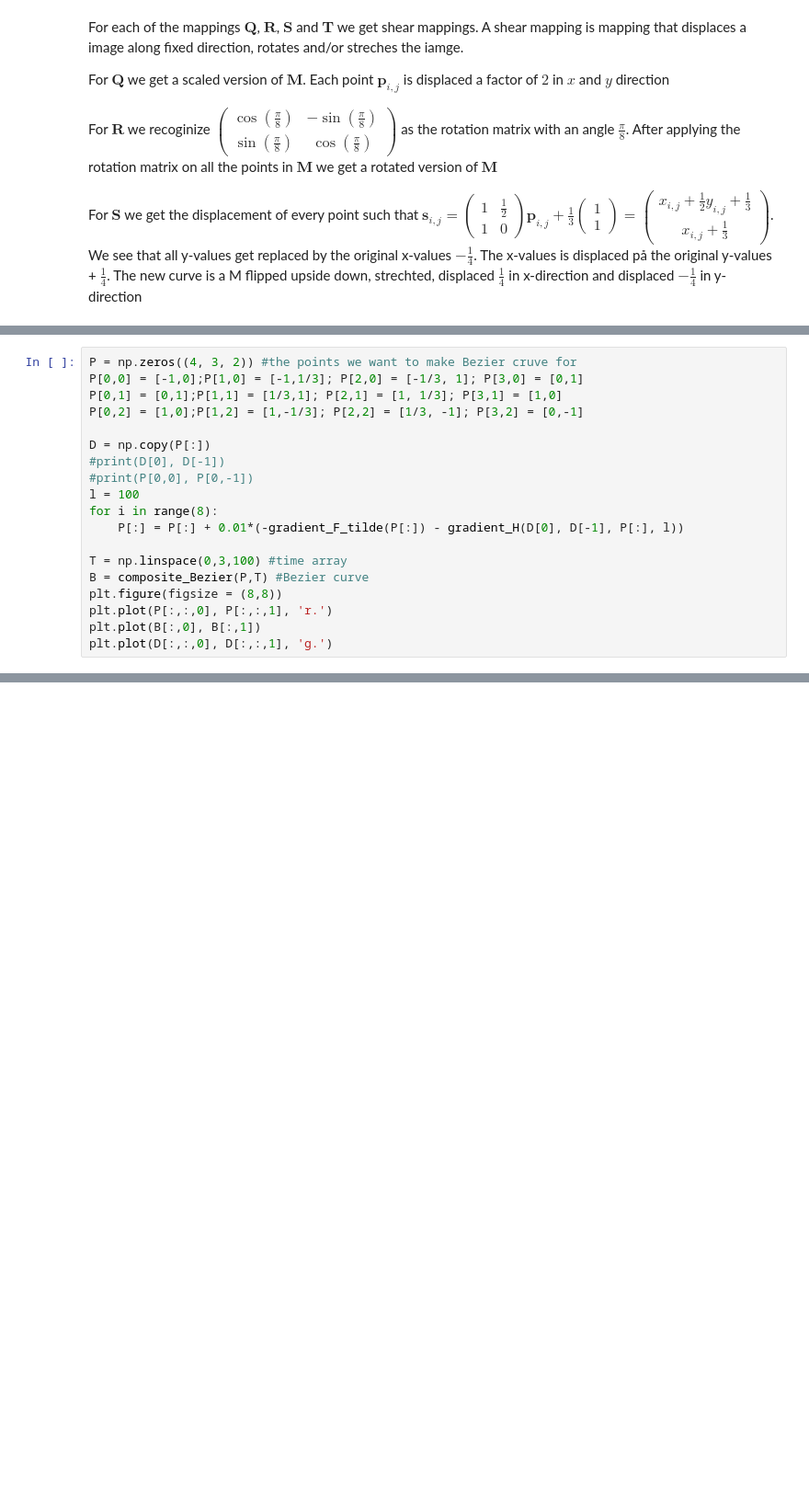
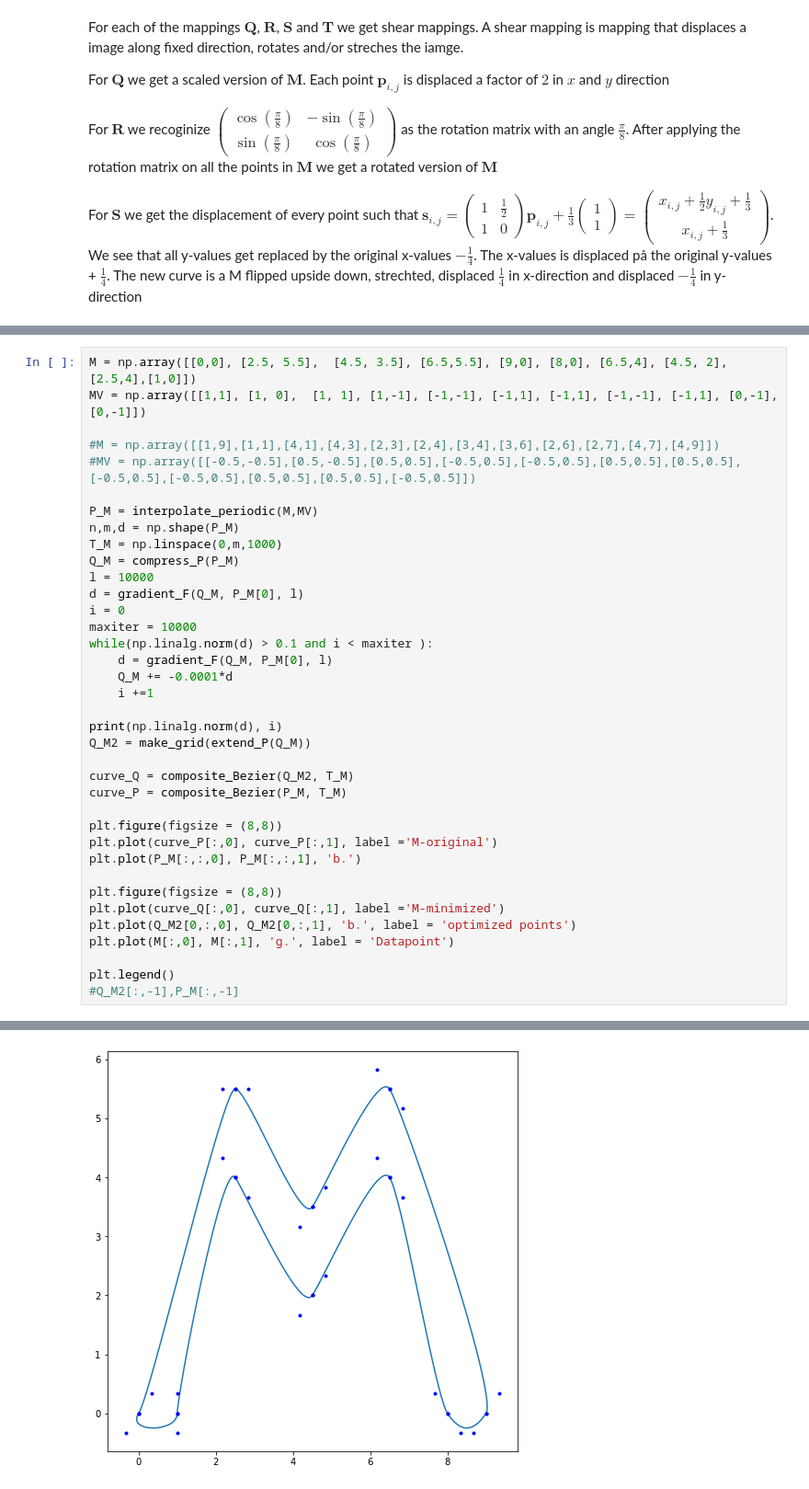
Before and after one commit to markus0800/Nummat2, a Jupyter notebook: project2_task_2e_3.ipynb, the cells around one changed output, grey strips where cells are left out. Shown at 92% size. Saved outputs shown, nothing was run; the diff lists cells and outputs as text; blank space fills up the shorter version.

```diff
--- a/project2_task_2e_3.ipynb
+++ b/project2_task_2e_3.ipynb
@@ -315,19 +237,0 @@ print((extend_P(compress_P(P_M[0]))), len(P))
-# %%
-P = np.zeros((4, 3, 2)) #the points we want to make Bezier cruve for
-P[0,0] = [-1,0];P[1,0] = [-1,1/3]; P[2,0] = [-1/3, 1]; P[3,0] = [0,1]
-P[0,1] = [0,1];P[1,1] = [1/3,1]; P[2,1] = [1, 1/3]; P[3,1] = [1,0]
-P[0,2] = [1,0];P[1,2] = [1,-1/3]; P[2,2] = [1/3, -1]; P[3,2] = [0,-1]
-
-D = np.copy(P[:])
-#print(D[0], D[-1])
-#print(P[0,0], P[0,-1])
-l = 100
-for i in range(8):
-    P[:] = P[:] + 0.01*(-gradient_F_tilde(P[:]) - gradient_H(D[0], D[-1], P[:], l))
-
-T = np.linspace(0,3,100) #time array
-B = composite_Bezier(P,T) #Bezier curve
-plt.figure(figsize = (8,8))
-plt.plot(P[:,:,0], P[:,:,1], 'r.')
-plt.plot(B[:,0], B[:,1])
-plt.plot(D[:,:,0], D[:,:,1], 'g.')
@@ -338,0 +316,38 @@ plt.plot(D[:,:,0], D[:,:,1], 'g.')
+# %%
+M = np.array([[0,0], [2.5, 5.5],  [4.5, 3.5], [6.5,5.5], [9,0], [8,0], [6.5,4], [4.5, 2], [2.5,4],[1,0]])
+MV = np.array([[1,1], [1, 0],  [1, 1], [1,-1], [-1,-1], [-1,1], [-1,1], [-1,-1], [-1,1], [0,-1], [0,-1]])
+
+#M = np.array([[1,9],[1,1],[4,1],[4,3],[2,3],[2,4],[3,4],[3,6],[2,6],[2,7],[4,7],[4,9]])
+#MV = np.array([[-0.5,-0.5],[0.5,-0.5],[0.5,0.5],[-0.5,0.5],[-0.5,0.5],[0.5,0.5],[0.5,0.5],[-0.5,0.5],[-0.5,0.5],[0.5,0.5],[0.5,0.5],[-0.5,0.5]])
+
+P_M = interpolate_periodic(M,MV)
+n,m,d = np.shape(P_M)
+T_M = np.linspace(0,m,1000)
+Q_M = compress_P(P_M)
+l = 10000
+d = gradient_F(Q_M, P_M[0], l)
+i = 0
+maxiter = 10000
+while(np.linalg.norm(d) > 0.1 and i < maxiter ):
+    d = gradient_F(Q_M, P_M[0], l)
+    Q_M += -0.0001*d
+    i +=1
+
+print(np.linalg.norm(d), i)
+Q_M2 = make_grid(extend_P(Q_M))
+
+curve_Q = composite_Bezier(Q_M2, T_M)
+curve_P = composite_Bezier(P_M, T_M)
+
+plt.figure(figsize = (8,8))
+plt.plot(curve_P[:,0], curve_P[:,1], label ='M-original')
+plt.plot(P_M[:,:,0], P_M[:,:,1], 'b.')
+
+plt.figure(figsize = (8,8))
+plt.plot(curve_Q[:,0], curve_Q[:,1], label ='M-minimized')
+plt.plot(Q_M2[0,:,0], Q_M2[0,:,1], 'b.', label = 'optimized points')
+plt.plot(M[:,0], M[:,1], 'g.', label = 'Datapoint')
+
+plt.legend()
+#Q_M2[:,-1],P_M[:,-1]
+# %% [output]
@@ -338,0 +356 @@ plt.plot(D[:,:,0], D[:,:,1], 'g.')
+[figure, added]
```
Also changed, not shown: parts of 7 cells of this notebook.
